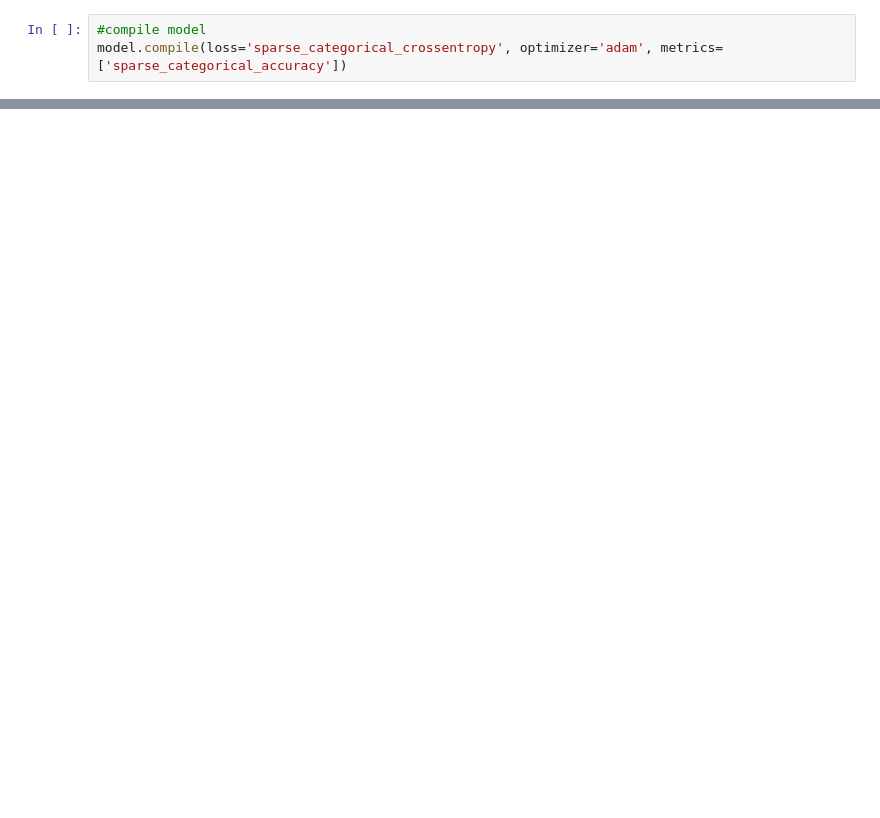
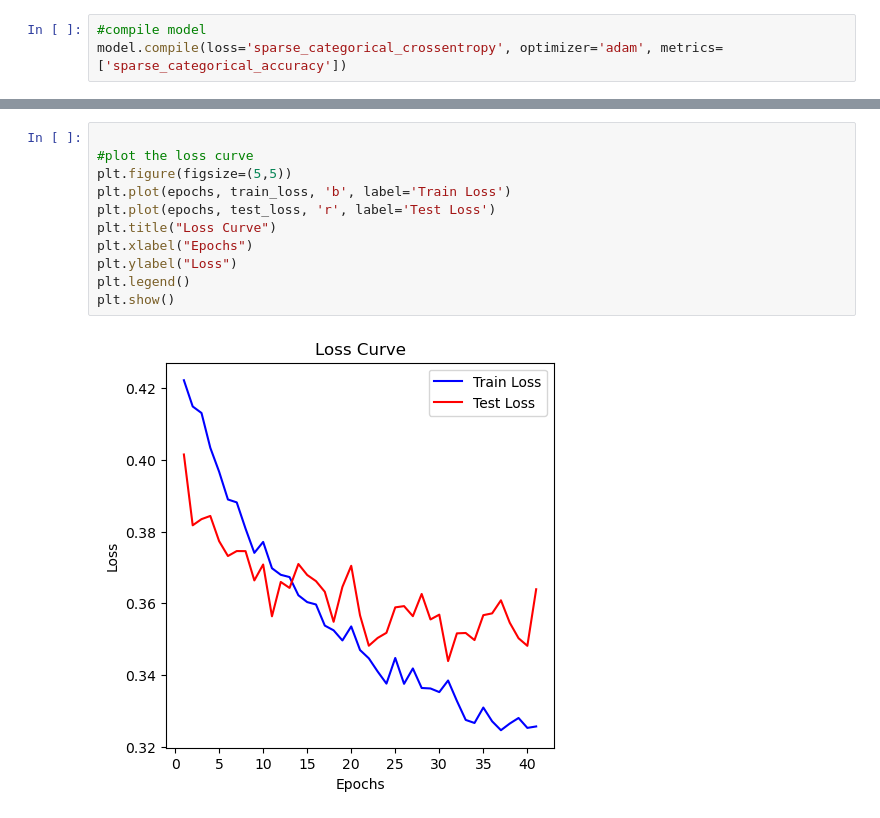
Before and after one commit to AmdPathirana/ML_PROJECTS, a Jupyter notebook: Multiclass Image Classifiaction (ANN) /try3.ipynb, the cells around one changed output, grey strips where cells are left out. Drawn from its saved outputs; the diff is of its cells as text; blank space fills up the shorter version.

```diff
--- a/Multiclass Image Classifiaction (ANN) /try3.ipynb
+++ b/Multiclass Image Classifiaction (ANN) /try3.ipynb
@@ -138,0 +178,13 @@ Epoch 3/80
+# %%
+
+#plot the loss curve
+plt.figure(figsize=(5,5))
+plt.plot(epochs, train_loss, 'b', label='Train Loss')
+plt.plot(epochs, test_loss, 'r', label='Test Loss')
+plt.title("Loss Curve")
+plt.xlabel("Epochs")
+plt.ylabel("Loss")
+plt.legend()
+plt.show()
+# %% [output]
+[figure, added]
```
Also changed, not shown: parts of 10 cells of this notebook.
